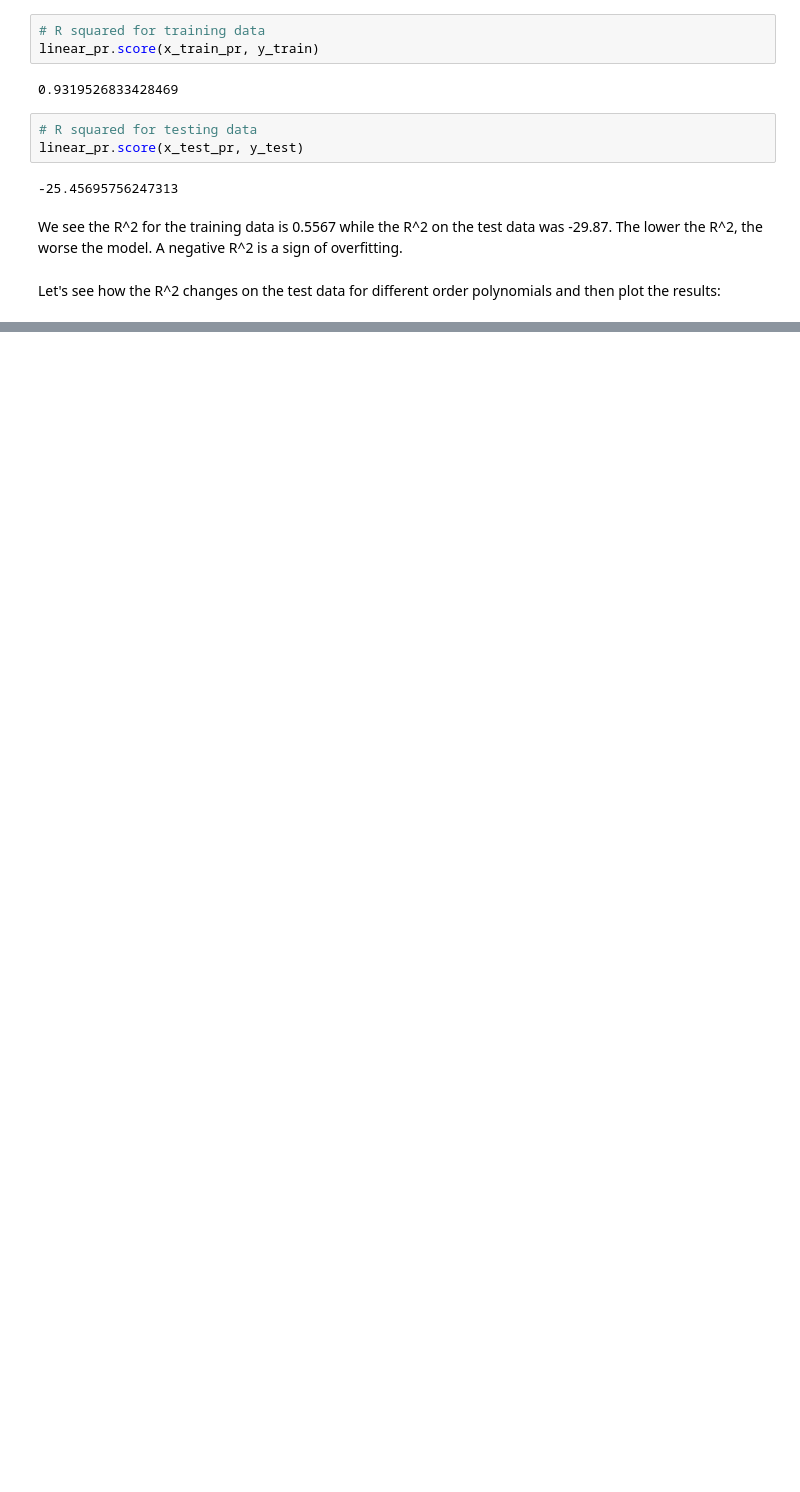
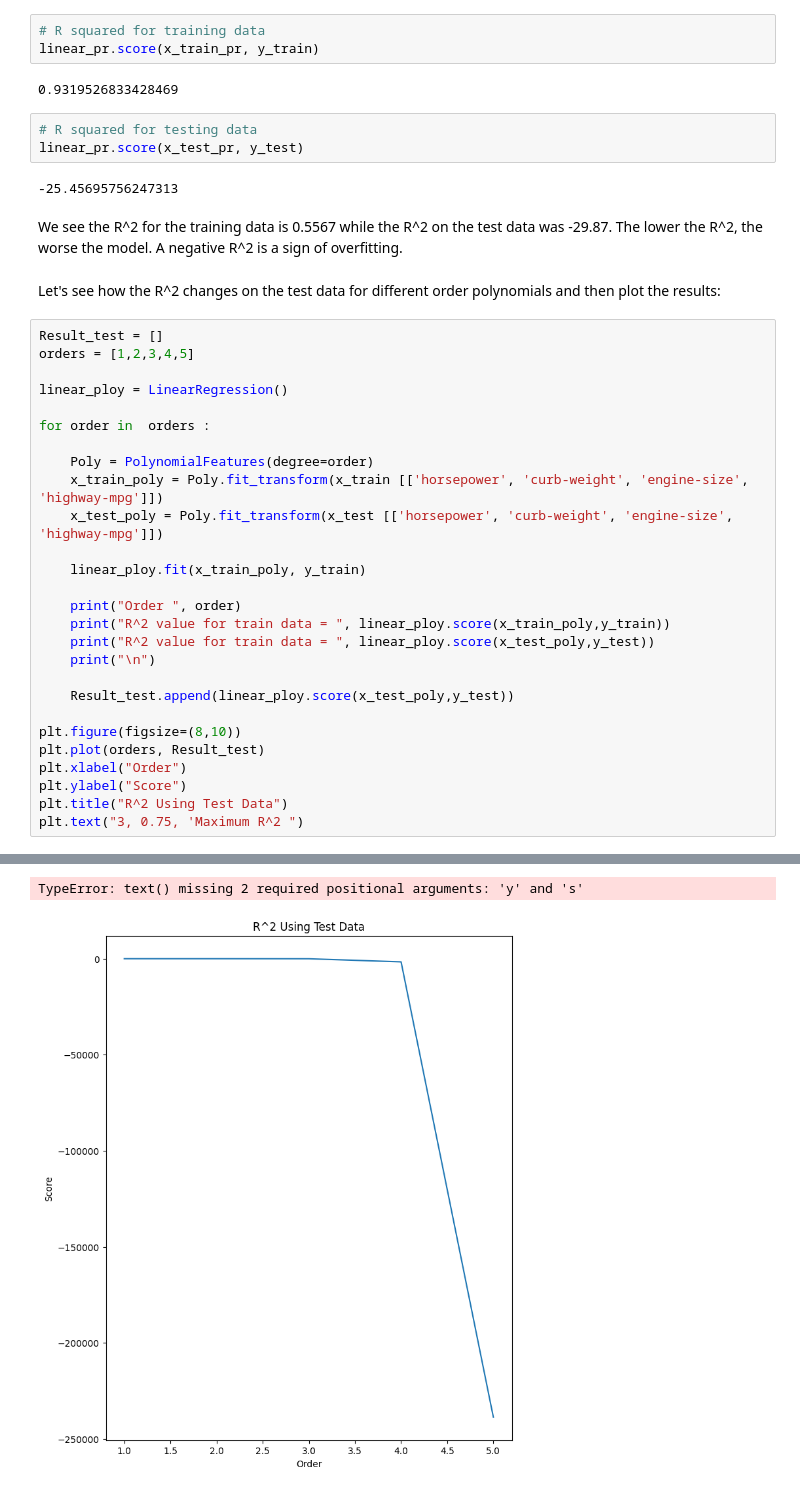
Before and after one commit to VishSeran/Data-Preprocessing-ML, a Jupyter notebook: ModelEvaluation_and_Refinement_UsedCars.ipynb, the cells around one changed output, grey strips where cells are left out. Drawn from its saved outputs; the diff is of its cells as text; blank space fills up the shorter version.

Commit message:
R^2 plotted using test data to get optimum order of polynomial

```diff
--- a/ModelEvaluation_and_Refinement_UsedCars.ipynb
+++ b/ModelEvaluation_and_Refinement_UsedCars.ipynb
@@ -301,3 +301,31 @@ linear_pr.score(x_test_pr, y_test)
 We see the R^2 for the training data is 0.5567 while the R^2 on the test data was -29.87.  The lower the R^2, the worse the model. A negative R^2 is a sign of overfitting.
 # %% [markdown]
 Let's see how the R^2 changes on the test data for different order polynomials and then plot the results:
+# %%
+Result_test = []
+orders = [1,2,3,4,5]
+
+linear_ploy = LinearRegression()
+
+for order in  orders :
+
+    Poly = PolynomialFeatures(degree=order)
+    x_train_poly = Poly.fit_transform(x_train [['horsepower', 'curb-weight', 'engine-size', 'highway-mpg']])
+    x_test_poly = Poly.fit_transform(x_test [['horsepower', 'curb-weight', 'engine-size', 'highway-mpg']])
+
+    linear_ploy.fit(x_train_poly, y_train)
+
+    print("Order ", order)
+    print("R^2 value for train data = ", linear_ploy.score(x_train_poly,y_train))
+    print("R^2 value for train data = ", linear_ploy.score(x_test_poly,y_test))
+    print("\n")
+
+    Result_test.append(linear_ploy.score(x_test_poly,y_test))
+
+plt.figure(figsize=(8,10))
+plt.plot(orders, Result_test)
+plt.xlabel("Order")
+plt.ylabel("Score")
+plt.title("R^2 Using Test Data")
+plt.text("3, 0.75, 'Maximum R^2 ")
+# %% [output]
@@ -303,0 +349,2 @@ Let's see how the R^2 changes on the test data for different order polynomials a
+TypeError: text() missing 2 required positional arguments: 'y' and 's'
+[figure, added]
```
Also changed, not shown: parts of 1 cell of this notebook.
